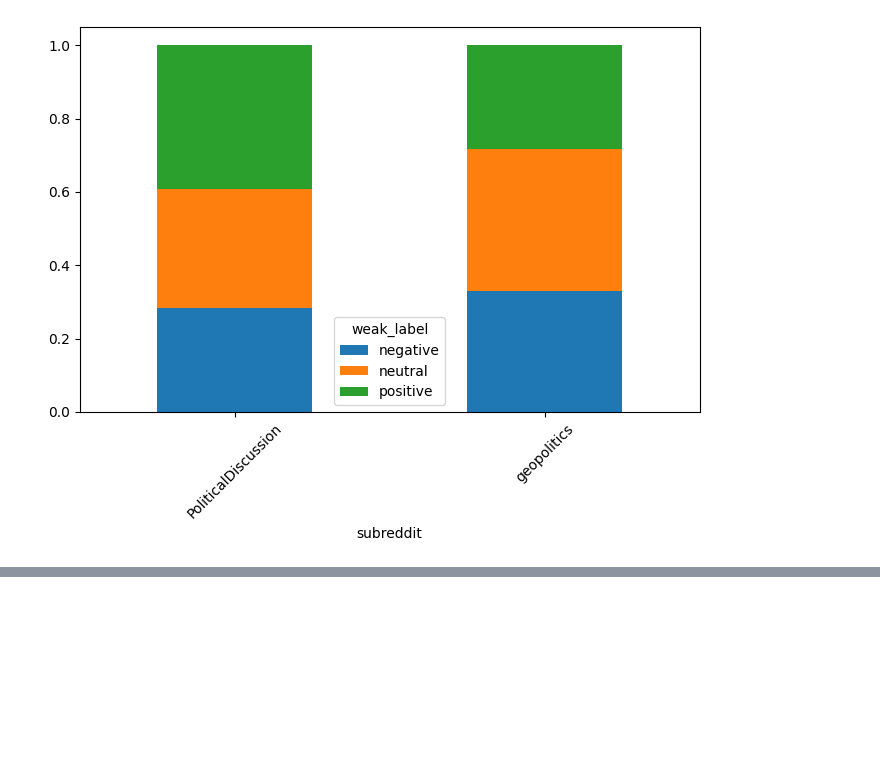
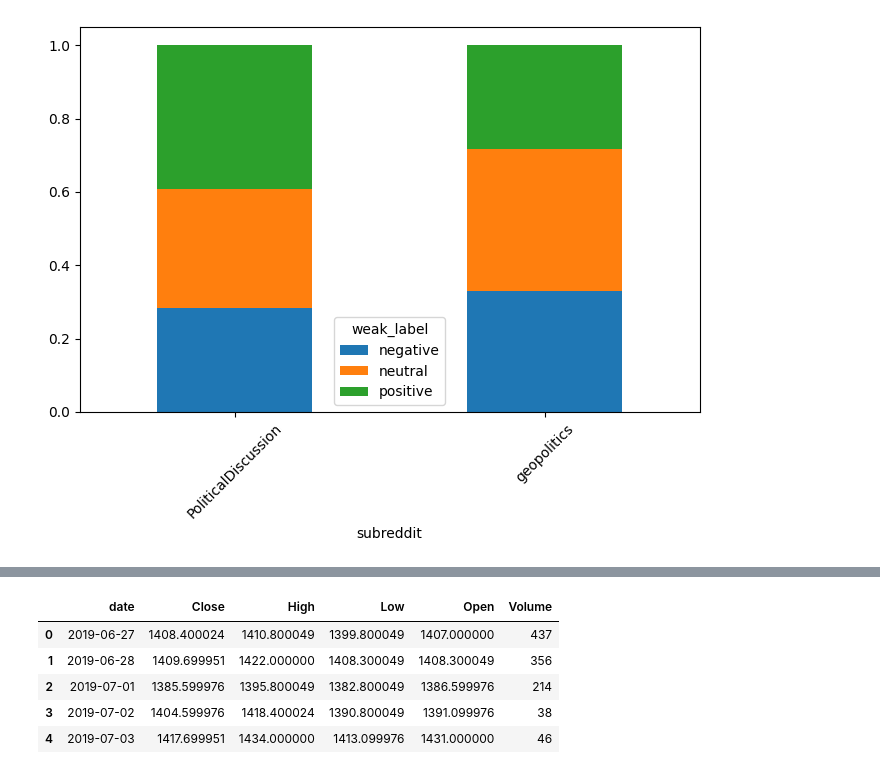
Before and after one commit to anshxl/golden-spikes, a Jupyter notebook: notebooks/labelling.ipynb, the cells around one changed output, grey strips where cells are left out. Cells and saved outputs as stored; diff of their text form; code cells hidden in the pictures; blank space fills up the shorter version.

```diff
--- a/notebooks/labelling.ipynb
+++ b/notebooks/labelling.ipynb
@@ -85,0 +149,12 @@ array(['investing', 'geopolitics', 'finance', 'PoliticalDiscussion',
+# %%
+# Compare with gold prices
+gold = pd.read_sql("gold", engine)
+
+gold.head()
+# %% [output]
+|  | date | Close | High | Low | Open | Volume |
+| 0 | 2019-06-27 | 1408.400024 | 1410.800049 | 1399.800049 | 1407.000000 | 437 |
+| 1 | 2019-06-28 | 1409.699951 | 1422.000000 | 1408.300049 | 1408.300049 | 356 |
+| 2 | 2019-07-01 | 1385.599976 | 1395.800049 | 1382.800049 | 1386.599976 | 214 |
+| 3 | 2019-07-02 | 1404.599976 | 1418.400024 | 1390.800049 | 1391.099976 | 38 |
+| 4 | 2019-07-03 | 1417.699951 | 1434.000000 | 1413.099976 | 1431.000000 | 46 |
```
Also changed, not shown: parts of 10 cells of this notebook, 2 other files.
